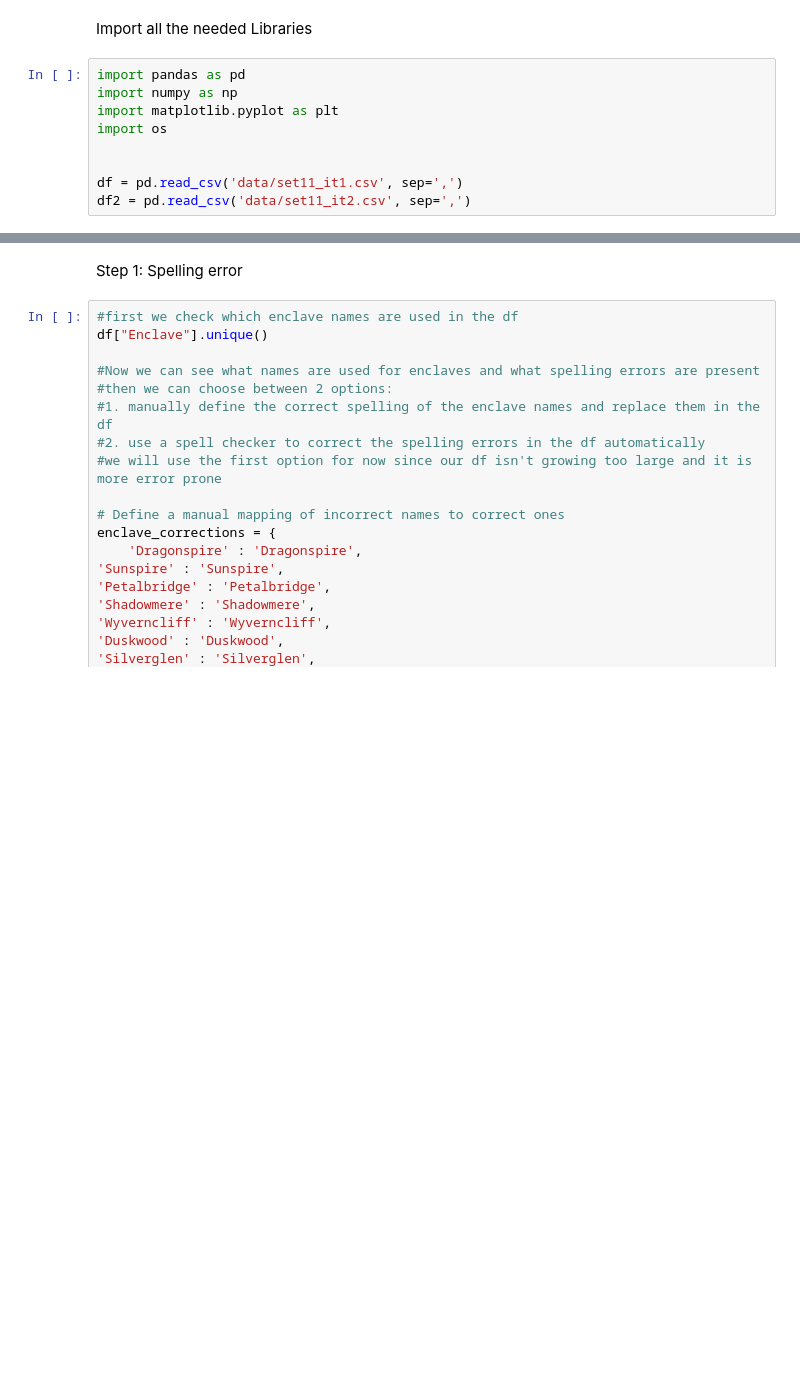
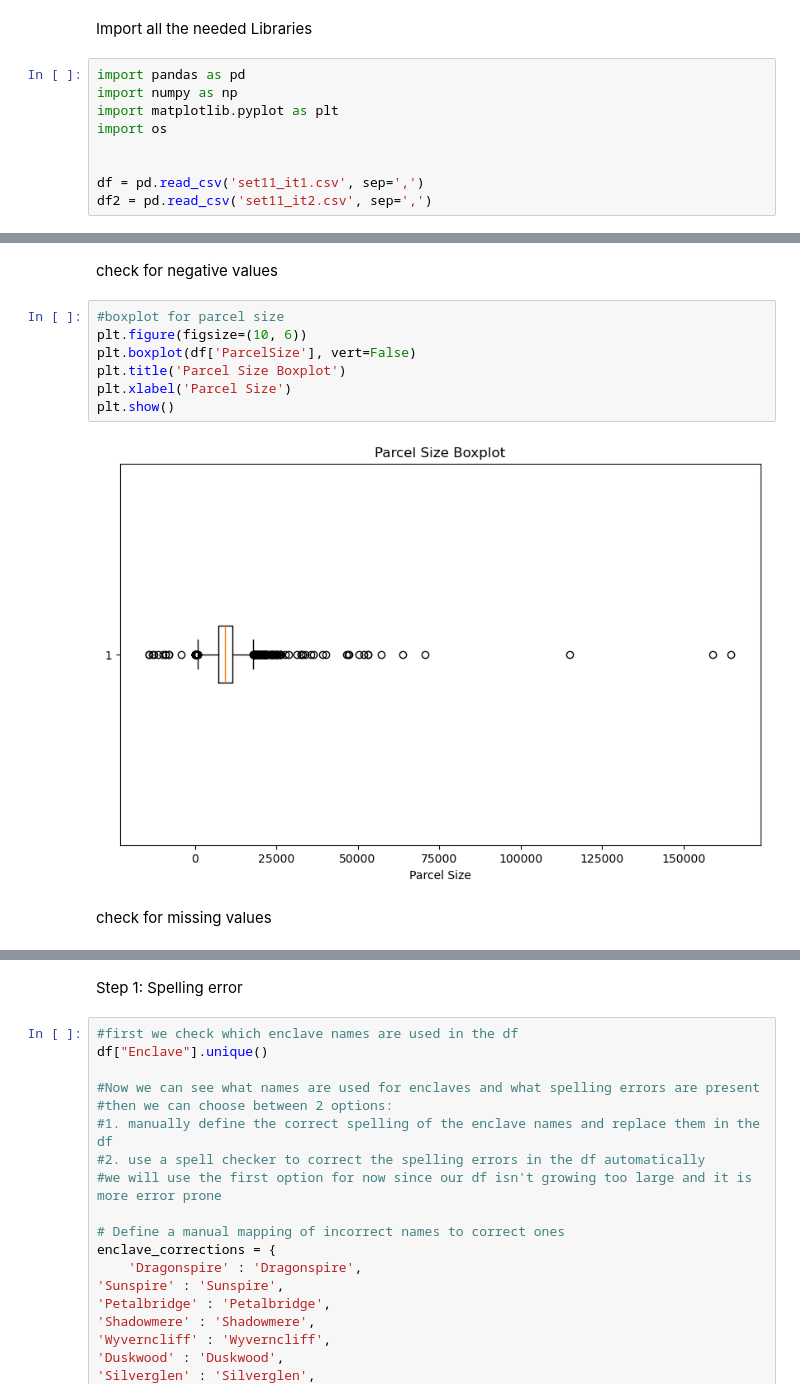
Before and after one commit to PatBaruch/DDD, a Jupyter notebook: preData.ipynb, the cells around one changed output, grey strips where cells are left out. Drawn from its saved outputs; the diff is of its cells as text; blank space fills up the shorter version.

Commit message:
adding my changes to preData

```diff
--- a/preData.ipynb
+++ b/preData.ipynb
@@ -7,5 +7,5 @@ import matplotlib.pyplot as plt
 import os
 
 
-df = pd.read_csv('data/set11_it1.csv', sep=',')
-df2 = pd.read_csv('data/set11_it2.csv', sep=',')
+df = pd.read_csv('set11_it1.csv', sep=',')
+df2 = pd.read_csv('set11_it2.csv', sep=',')
@@ -11,0 +50,13 @@ df2 = pd.read_csv('data/set11_it2.csv', sep=',')
+# %% [markdown]
+check for negative values
+# %%
+#boxplot for parcel size
+plt.figure(figsize=(10, 6))
+plt.boxplot(df['ParcelSize'], vert=False)
+plt.title('Parcel Size Boxplot')
+plt.xlabel('Parcel Size')
+plt.show()
+# %% [output]
+[figure, added]
+# %% [markdown]
+check for missing values
```
Also changed, not shown: parts of 20 cells of this notebook.
